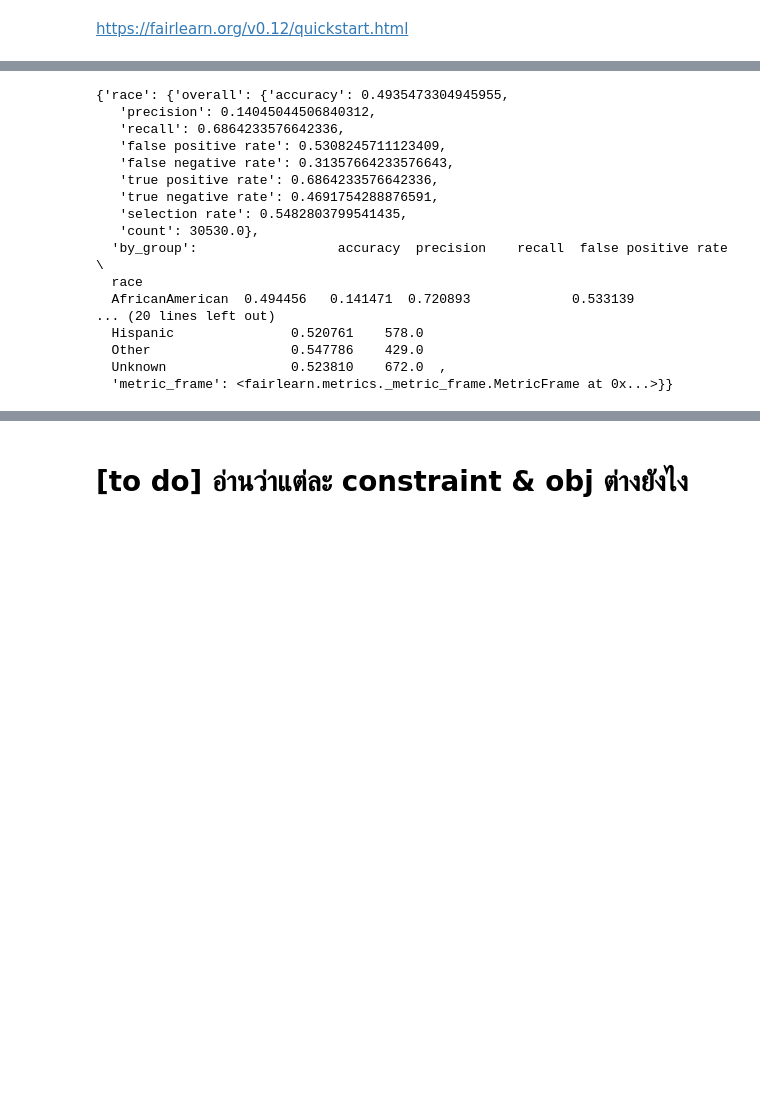
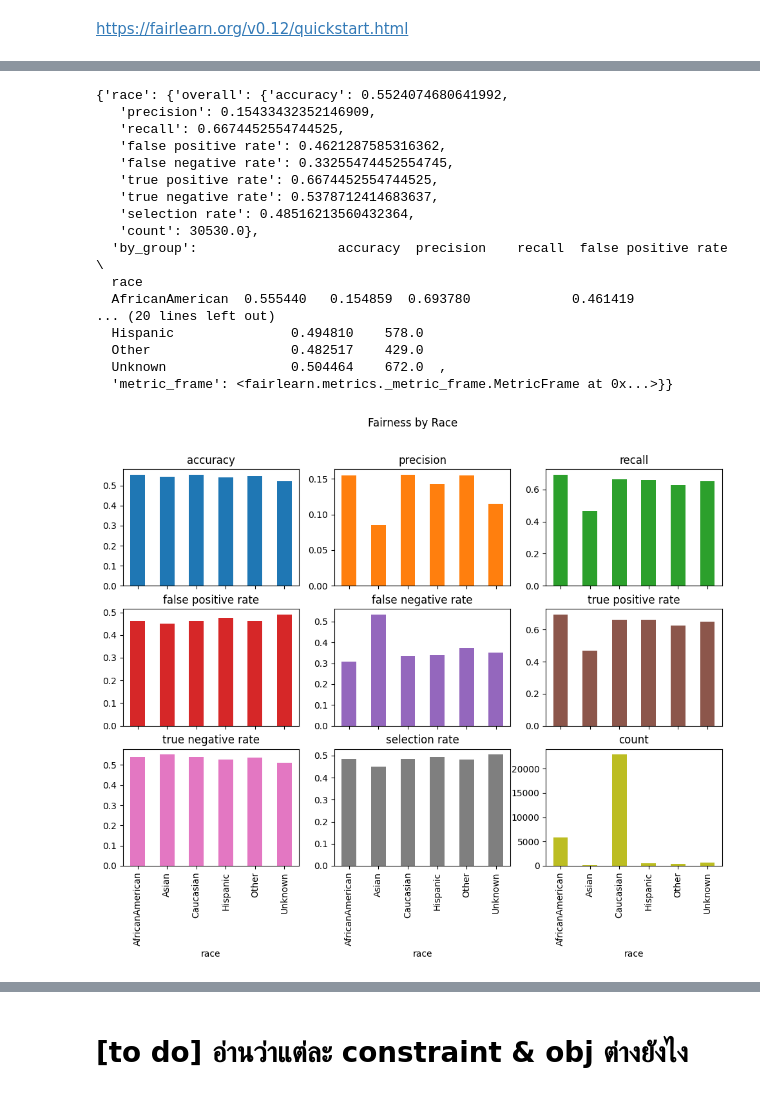
Before and after one commit to lidv94/bias-fairness, a Jupyter notebook: dev_fairlearn.ipynb, the cells around one changed output, grey strips where cells are left out. Saved outputs shown, nothing was run; the diff lists cells and outputs as text; code cells hidden in the pictures; blank space fills up the shorter version.

```diff
--- a/dev_fairlearn.ipynb
+++ b/dev_fairlearn.ipynb
@@ -665,6 +663,7 @@ from fairlearn.reductions import (
     ErrorRateParity                # Error Rate Parity constraint
 )
 
+@timer
 def mitigate_fairness_disparity(
     X_ohe: pd.DataFrame,
     y: pd.Series,
@@ -675,7 +674,6 @@ def mitigate_fairness_disparity(
     metrics: dict = None,
     test_size: float = 0.3,
     random_state: int = 42,
-    drop_protected: bool = True,
     return_frame: bool = True,
 ):
     """
@@ -688,14 +686,13 @@ def mitigate_fairness_disparity(
     - model (BaseEstimator): Base classifier. If None, uses DecisionTreeClassifier.
     - constraint: Fairness constraint object (default : 'EqualizedOdds',
         suggest option 'DemographicParity',
-                        'TruePositiveRateParity',
+                        'TruePositiveRateParity',  -> "Equal Opportunity"
                         'FalsePositiveRateParity',
                         'ErrorRateParity')
     - objective: Objective function (default : 'ErrorRate' Misclassification Error Rate ).
     - metrics (dict): Dictionary of metric name: function pairs (e.g., accuracy, precision).
     - test_size (float): Fraction of data used for test set.
     - random_state (int): Random seed.
-    - drop_protected (bool): Whether to drop one-hot encoded protected attributes from X_ohe.
     - return_frame (bool): Whether to return MetricFrame object(s).
 
     Returns:
@@ -707,7 +704,8 @@ def mitigate_fairness_disparity(
     Note on `ExponentiatedGradient`:
     - This method does **not support `predict_proba`** or manual thresholding.
     - To influence decision thresholds, define a custom **cost-sensitive objective**:
-        e.g., `ErrorRate(costs={"fp": 0.1, "fn": 0.9})`
+        e.g., ErrorRate(costs={"fp": 0.1, "fn": 0.9}) -> favor recall
+              ErrorRate(costs={"fp": 0.9, "fn": 0.1}) -> favor precision
     - This behaves like setting a threshold (e.g., 10%) by making false negatives more costly.
     """
     if model is None:
@@ -717,7 +715,7 @@ def mitigate_fairness_disparity(
         constraint = EqualizedOdds(difference_bound=0.01)
 
     if objective is None:
-        objective = ErrorRate(costs={"fp": 0.1, "fn": 0.9})
+        objective = ErrorRate(costs={"fp": 0.1, "fn": 0.9}) # favor recall ไม่อยากให้พลาดคนที่+
 
     if metrics is None:
         metrics = {
@@ -734,21 +732,13 @@ def mitigate_fairness_disparity(
 
     results = {}
 
-    # Remove protected columns from input if needed
-    if drop_protected:
-        protected_prefixes = [col + "_" for col in X_protected.columns]
-        cols_to_drop = [col for col in X_ohe.columns if any(col.startswith(prefix) for prefix in protected_prefixes)]
-        X_features = X_ohe.drop(columns=cols_to_drop, errors="ignore")
-    else:
-        X_features = X_ohe.copy()
-
     # Run mitigation for each protected attribute separately
     for protected_col in X_protected.columns:
         A = X_protected[protected_col]
 
         # Split data
         X_train, X_test, y_train, y_test, A_train, A_test = train_test_split(
-            X_features, y, A, test_size=test_size, random_state=random_state
+            X_ohe, y, A, test_size=test_size, random_state=random_state
         )
 
         # Apply fairness mitigation
@@ -769,7 +759,7 @@ def mitigate_fairness_disparity(
 
     return results
 # %%
-mitigated = mitigate_fairness_disparity(
+eval_after = mitigate_fairness_disparity(
     X_ohe=X_ohe,
     y=y,
     X_protected=X_protected,  # e.g., df[['race', 'gender']]
@@ -778,7 +768,4 @@ mitigated = mitigate_fairness_disparity(
     objective=None,
     metrics = None,
     test_size= 0.3,
-    random_state = 42,
-    drop_protected = True,
-    return_frame = True,
 )
@@ -785,20 +792,24 @@ mitigated = mitigate_fairness_disparity(
 # %%
-mitigated
+eval_after
 # %% [output]
-{'race': {'overall': {'accuracy': 0.4935473304945955,
-   'precision': 0.14045044506840312,
-   'recall': 0.6864233576642336,
-   'false positive rate': 0.5308245711123409,
-   'false negative rate': 0.31357664233576643,
-   'true positive rate': 0.6864233576642336,
-   'true negative rate': 0.4691754288876591,
-   'selection rate': 0.5482803799541435,
+{'race': {'overall': {'accuracy': 0.5524074680641992,
+   'precision': 0.15433432352146909,
+   'recall': 0.6674452554744525,
+   'false positive rate': 0.4621287585316362,
+   'false negative rate': 0.33255474452554745,
+   'true positive rate': 0.6674452554744525,
+   'true negative rate': 0.5378712414683637,
+   'selection rate': 0.48516213560432364,
    'count': 30530.0},
   'by_group':                  accuracy  precision    recall  false positive rate  \
   race
-  AfricanAmerican  0.494456   0.141471  0.720893             0.533139
+  AfricanAmerican  0.555440   0.154859  0.693780             0.461419
 ... (20 lines left out)
-  Hispanic               0.520761    578.0
-  Other                  0.547786    429.0
-  Unknown                0.523810    672.0  ,
+  Hispanic               0.494810    578.0
+  Other                  0.482517    429.0
+  Unknown                0.504464    672.0  ,
   'metric_frame': <fairlearn.metrics._metric_frame.MetricFrame at 0x...>}}
+# %%
+plot_metric_frame(eval_after["race"]["metric_frame"], title="Fairness by Race")
+# %% [output]
+[figure, added]
```
Also changed, not shown: parts of 30 cells of this notebook, 1 other file.
